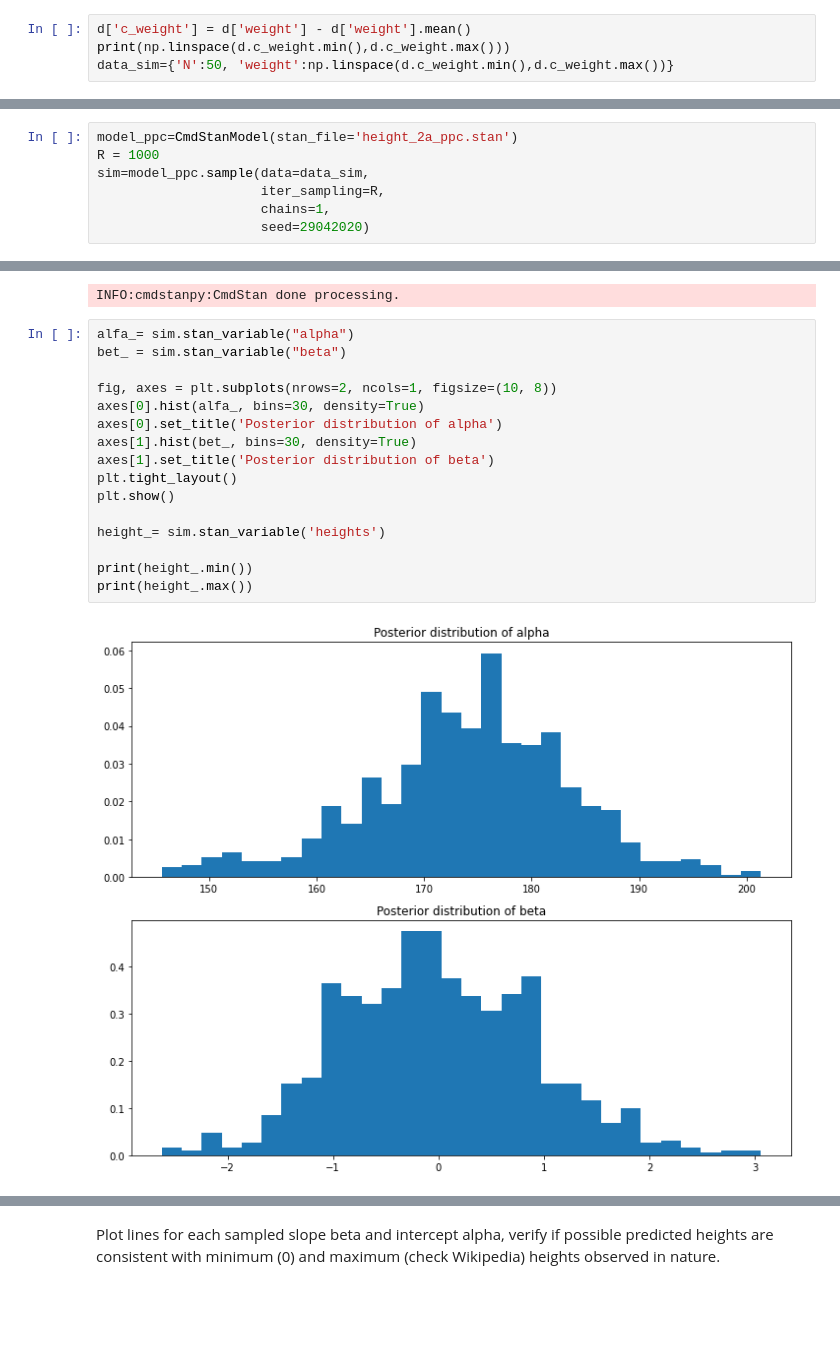
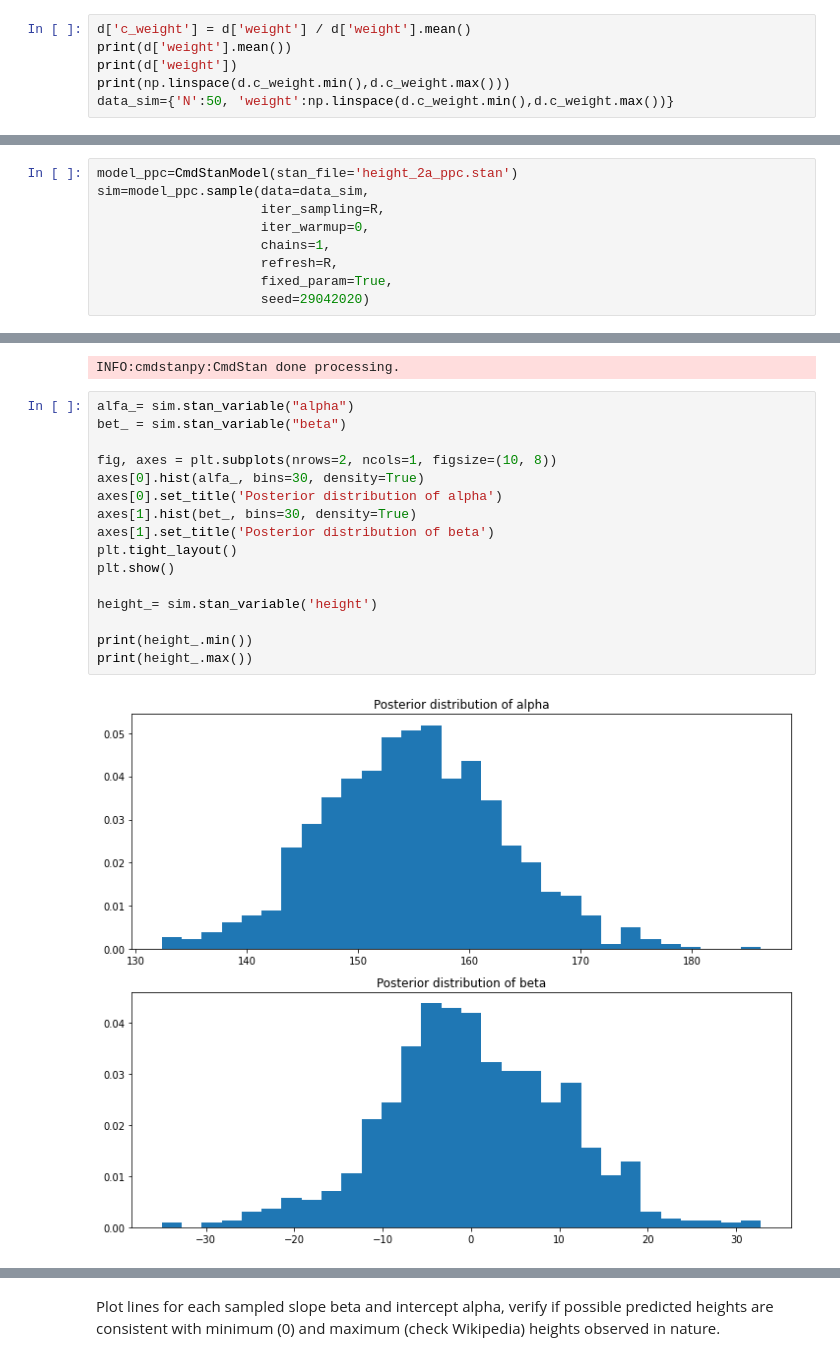
Before and after one commit to Badger555/DataAnalytics, a Jupyter notebook: lab4.ipynb, the cells around one changed output, grey strips where cells are left out. Cells and saved outputs as stored; diff of their text form; blank space fills up the shorter version.

````diff
--- a/lab4.ipynb
+++ b/lab4.ipynb
@@ -145,7 +149,9 @@ plt.hist(d.height,bins=20,histtype='step',color='black',density=True)
 
 Create column ```c_weight``` in the dataframe containing weights substrated by their mean.
 # %%
-d['c_weight'] = d['weight'] - d['weight'].mean()
+d['c_weight'] = d['weight'] / d['weight'].mean()
+print(d['weight'].mean())
+print(d['weight'])
 print(np.linspace(d.c_weight.min(),d.c_weight.max()))
 data_sim={'N':50, 'weight':np.linspace(d.c_weight.min(),d.c_weight.max())}
 # %% [output]
@@ -163,10 +176,12 @@ data_sim={'N':50, 'weight':np.linspace(d.c_weight.min(),d.c_weight.max())}
 ## Task 4. Prior predictive checks
 # %%
 model_ppc=CmdStanModel(stan_file='height_2a_ppc.stan')
-R = 1000
 sim=model_ppc.sample(data=data_sim,
                      iter_sampling=R,
+                     iter_warmup=0,
                      chains=1,
+                     refresh=R,
+                     fixed_param=True,
                      seed=29042020)
 # %% [output]
 INFO:cmdstanpy:found newer exe file, not recompiling
@@ -176,18 +191,18 @@ INFO:cmdstanpy:CmdStan done processing.
 # %%
 alfa_= sim.stan_variable("alpha")
 bet_ = sim.stan_variable("beta")
 
 fig, axes = plt.subplots(nrows=2, ncols=1, figsize=(10, 8))
 axes[0].hist(alfa_, bins=30, density=True)
 axes[0].set_title('Posterior distribution of alpha')
 axes[1].hist(bet_, bins=30, density=True)
 axes[1].set_title('Posterior distribution of beta')
 plt.tight_layout()
 plt.show()
 
-height_= sim.stan_variable('heights')
+height_= sim.stan_variable('height')
 
 print(height_.min())
 print(height_.max())
 # %% [output]
-[figure, old version]
+[figure, new version]
````
Also changed, not shown: parts of 18 cells of this notebook.
